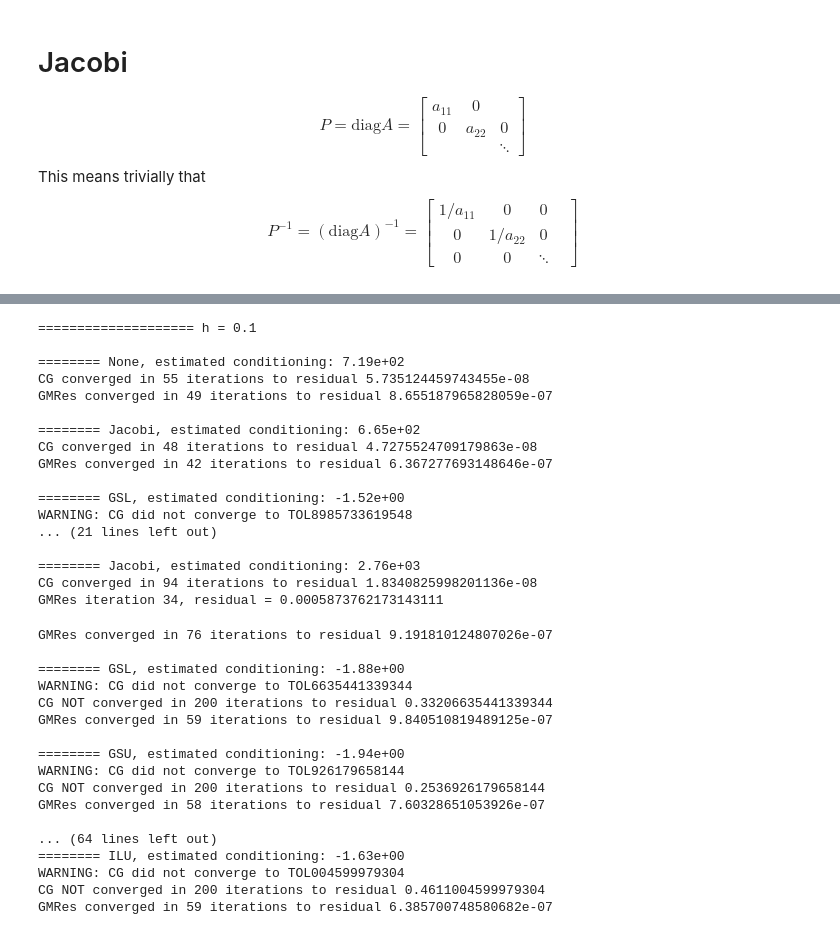
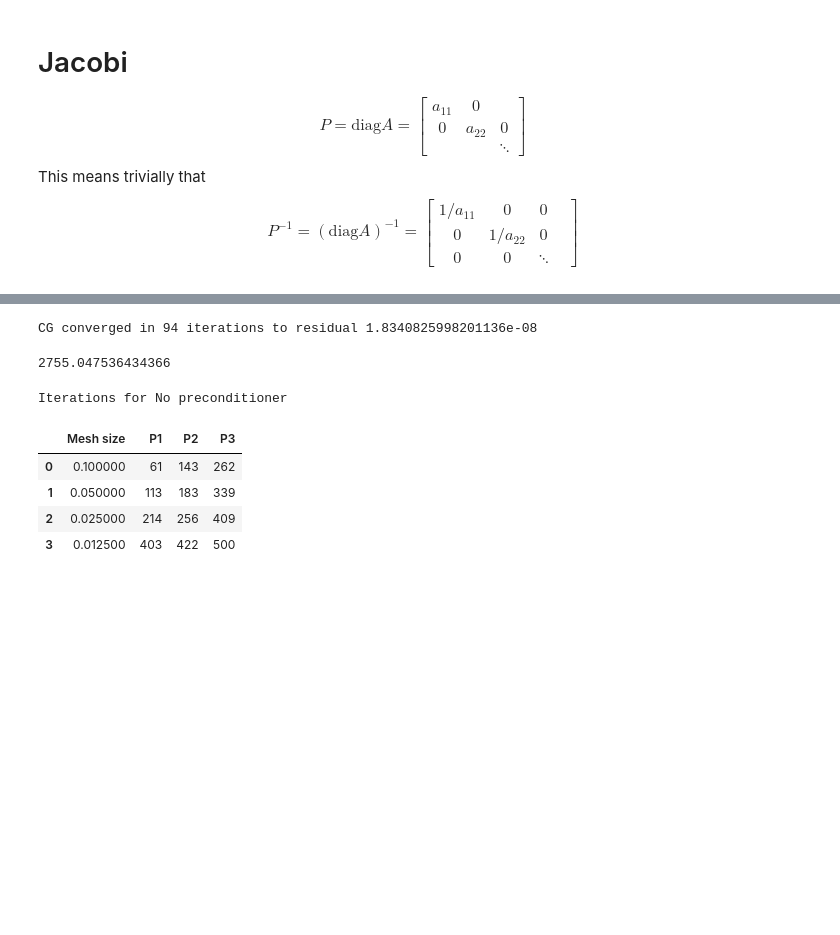
Before and after one commit to ManuelSanchezUribe/EMI2024, a Jupyter notebook: notebooks/04_Modulo/04_Preconditioners_Intro.ipynb, the cells around one changed output, grey strips where cells are left out. Saved outputs shown, nothing was run; the diff lists cells and outputs as text; code cells hidden in the pictures; blank space fills up the shorter version.

```diff
--- a/notebooks/04_Modulo/04_Preconditioners_Intro.ipynb
+++ b/notebooks/04_Modulo/04_Preconditioners_Intro.ipynb
@@ -180,0 +166,14 @@ def condest(a, prec):
+# %%
+class GaussSeidelSym(BaseMatrix):
+    def __init__ (self, smoother, steps=1):
+        super(GaussSeidelSym, self).__init__()
+        self.smoother = smoother
+        self.steps = steps
+    def Mult (self, x, y):
+        y[:] = 0.0
+        self.smoother.Smooth(y, x)
+        self.smoother.SmoothBack(y, x)
+    def Height (self):
+        return self.smoother.height
+    def Width (self):
+        return self.smoother.height
@@ -181 +197,11 @@ def condest(a, prec):
+# %%
+# Small validation
+a, f, gf, V = getSystem(maxh=0.05, p=1)
+preJpoint = a.mat.CreateSmoother(V.FreeDofs())
+preJ = Jacobi(preJpoint)
+solvers.CG(mat=a.mat, pre=preJ, rhs=f.vec, sol=gf.vec, printrates='\r', tol=1e-6, maxsteps=1000)
+condest(a, preJ)
+# %% [output]
+CG converged in 94 iterations to residual 1.8340825998201136e-08
+2755.047536434366
 # %%
@@ -205,39 +224,18 @@ def computeConditioning(maxh, p):
 # %%
-for h in [0.1, 0.05, 0.025, 0.0125]:
-    print("\n==================== h =", h)
-    computeConditioning(h, 1)
+ps = [[], [], []]
+hs = [0.1, 0.05, 0.025, 0.0125]
+for p in [1,2,3]:
+    for h in hs:
+        ps[p-1].append(computeConditioning(h, p, 'CG', 'None'))
+tab1 = pd.DataFrame({'Mesh size':hs,
+                    "P1": ps[0], "P2": ps[1], "P3": ps[2]})
+
+display = tab1.style.set_caption('Iterations for No preconditioner').set_properties(**{'text-align': 'center'}).set_table_styles([dict(selector='th', props=[('text-align', 'center')])])
+display
 # %% [output]
-==================== h = 0.1
-
-======== None, estimated conditioning: 7.19e+02
-CG converged in 55 iterations to residual 5.735124459743455e-08
-GMRes converged in 49 iterations to residual 8.655187965828059e-07
-
-======== Jacobi, estimated conditioning: 6.65e+02
-CG converged in 48 iterations to residual 4.7275524709179863e-08
-GMRes converged in 42 iterations to residual 6.367277693148646e-07
-
-======== GSL, estimated conditioning: -1.52e+00
-WARNING: CG did not converge to TOL8985733619548
-... (21 lines left out)
-
-======== Jacobi, estimated conditioning: 2.76e+03
-CG converged in 94 iterations to residual 1.8340825998201136e-08
-GMRes iteration 34, residual = 0.0005873762173143111
+Iterations for No preconditioner
-GMRes converged in 76 iterations to residual 9.191810124807026e-07
-
-======== GSL, estimated conditioning: -1.88e+00
-WARNING: CG did not converge to TOL6635441339344
-CG NOT converged in 200 iterations to residual 0.33206635441339344
-GMRes converged in 59 iterations to residual 9.840510819489125e-07
-
-======== GSU, estimated conditioning: -1.94e+00
-WARNING: CG did not converge to TOL926179658144
-CG NOT converged in 200 iterations to residual 0.2536926179658144
-GMRes converged in 58 iterations to residual 7.60328651053926e-07
-
-... (64 lines left out)
-======== ILU, estimated conditioning: -1.63e+00
-WARNING: CG did not converge to TOL004599979304
-CG NOT converged in 200 iterations to residual 0.4611004599979304
-GMRes converged in 59 iterations to residual 6.385700748580682e-07
+|  | Mesh size | P1 | P2 | P3 |
+| 0 | 0.100000 | 61 | 143 | 262 |
+| 1 | 0.050000 | 113 | 183 | 339 |
+| 2 | 0.025000 | 214 | 256 | 409 |
+| 3 | 0.012500 | 403 | 422 | 500 |
```
Also changed, not shown: parts of 26 cells of this notebook, 4 other files.
